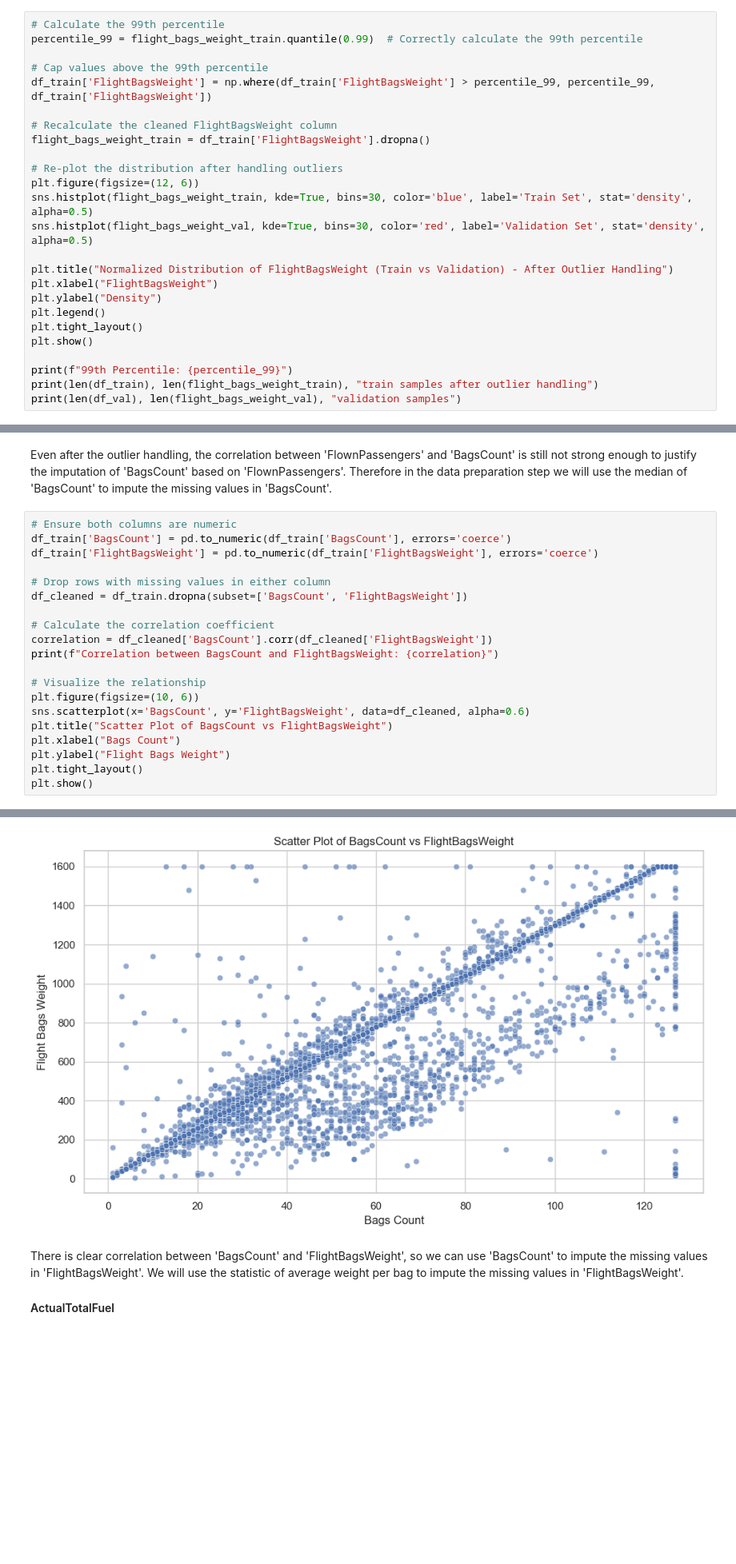
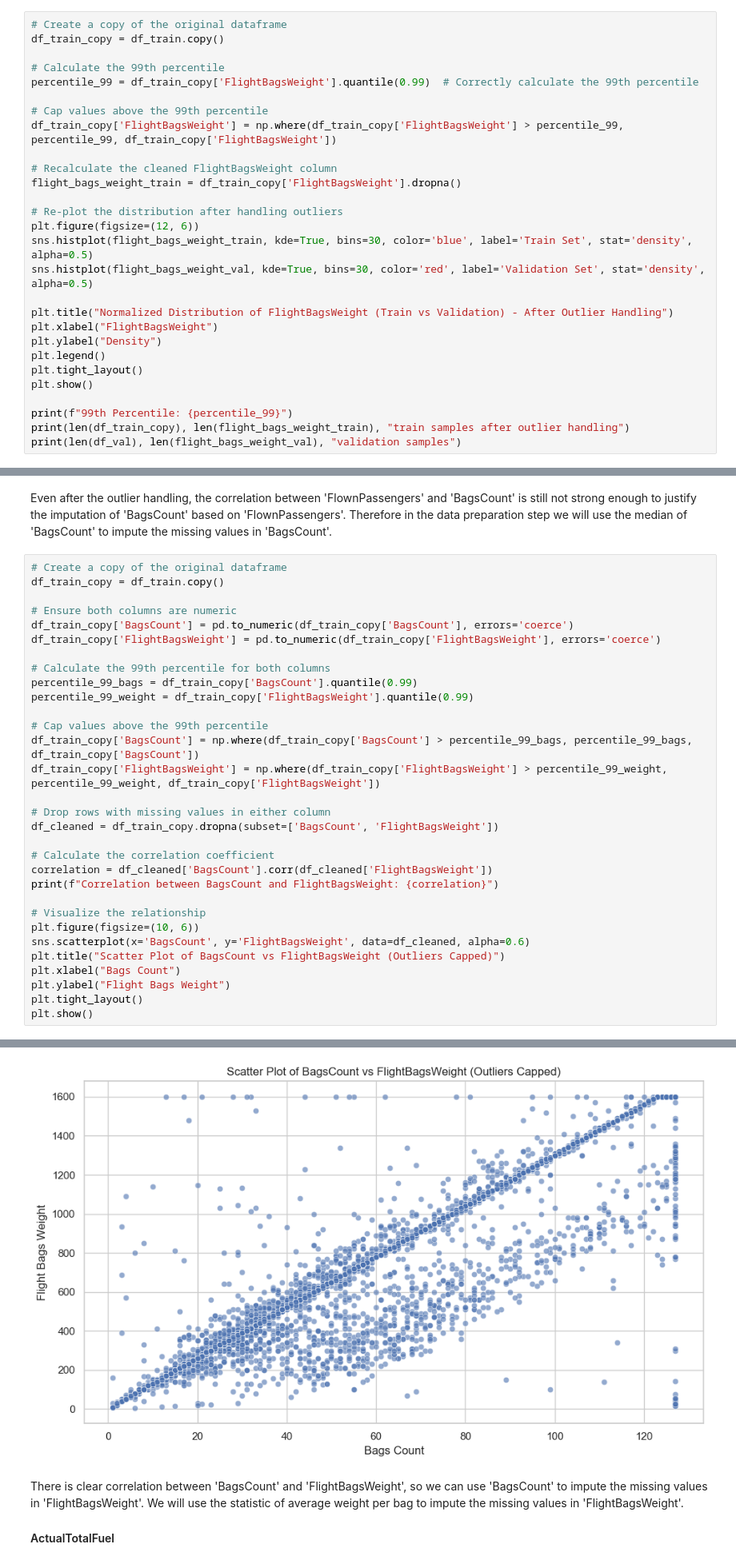
Before and after one commit to banacchini/ryanairTakeOffWeightRegression, a Jupyter notebook: notebooks/01_eda.ipynb, the cells around one changed output, grey strips where cells are left out. Shown at 80% size. Saved outputs shown, nothing was run; the diff lists cells and outputs as text; blank space fills up the shorter version.

```diff
--- a/notebooks/01_eda.ipynb
+++ b/notebooks/01_eda.ipynb
@@ -451,14 +459,17 @@ print(max(flight_bags_weight_val), "max flight bags weight in validation set")
 # %% [markdown]
 There are extreme outliers in the 'FlightBagsWeight' column, which are not realistic. We will handle these outliers by capping the values above the 95th percentile, similar to how we handled the 'BagsCount' column.
 # %%
+# Create a copy of the original dataframe
+df_train_copy = df_train.copy()
+
 # Calculate the 99th percentile
-percentile_99 = flight_bags_weight_train.quantile(0.99)  # Correctly calculate the 99th percentile
+percentile_99 = df_train_copy['FlightBagsWeight'].quantile(0.99)  # Correctly calculate the 99th percentile
 
 # Cap values above the 99th percentile
-df_train['FlightBagsWeight'] = np.where(df_train['FlightBagsWeight'] > percentile_99, percentile_99, df_train['FlightBagsWeight'])
+df_train_copy['FlightBagsWeight'] = np.where(df_train_copy['FlightBagsWeight'] > percentile_99, percentile_99, df_train_copy['FlightBagsWeight'])
 
 # Recalculate the cleaned FlightBagsWeight column
-flight_bags_weight_train = df_train['FlightBagsWeight'].dropna()
+flight_bags_weight_train = df_train_copy['FlightBagsWeight'].dropna()
 
 # Re-plot the distribution after handling outliers
 plt.figure(figsize=(12, 6))
@@ -473,7 +484,7 @@ plt.tight_layout()
 plt.show()
 
 print(f"99th Percentile: {percentile_99}")
-print(len(df_train), len(flight_bags_weight_train), "train samples after outlier handling")
+print(len(df_train_copy), len(flight_bags_weight_train), "train samples after outlier handling")
 print(len(df_val), len(flight_bags_weight_val), "validation samples")
 # %% [output]
 [figure]
@@ -508,28 +529,39 @@ Correlation between FlownPassengers and BagsCount: 0.36479707222766733
 # %% [markdown]
 Even after the outlier handling, the correlation between 'FlownPassengers' and 'BagsCount' is still not strong enough to justify the imputation of 'BagsCount' based on 'FlownPassengers'. Therefore in the data preparation step we will use the median of 'BagsCount' to impute the missing values in 'BagsCount'.
 # %%
+# Create a copy of the original dataframe
+df_train_copy = df_train.copy()
+
 # Ensure both columns are numeric
-df_train['BagsCount'] = pd.to_numeric(df_train['BagsCount'], errors='coerce')
-df_train['FlightBagsWeight'] = pd.to_numeric(df_train['FlightBagsWeight'], errors='coerce')
+df_train_copy['BagsCount'] = pd.to_numeric(df_train_copy['BagsCount'], errors='coerce')
+df_train_copy['FlightBagsWeight'] = pd.to_numeric(df_train_copy['FlightBagsWeight'], errors='coerce')
+
+# Calculate the 99th percentile for both columns
+percentile_99_bags = df_train_copy['BagsCount'].quantile(0.99)
+percentile_99_weight = df_train_copy['FlightBagsWeight'].quantile(0.99)
+
+# Cap values above the 99th percentile
+df_train_copy['BagsCount'] = np.where(df_train_copy['BagsCount'] > percentile_99_bags, percentile_99_bags, df_train_copy['BagsCount'])
+df_train_copy['FlightBagsWeight'] = np.where(df_train_copy['FlightBagsWeight'] > percentile_99_weight, percentile_99_weight, df_train_copy['FlightBagsWeight'])
 
 # Drop rows with missing values in either column
-df_cleaned = df_train.dropna(subset=['BagsCount', 'FlightBagsWeight'])
+df_cleaned = df_train_copy.dropna(subset=['BagsCount', 'FlightBagsWeight'])
 
 # Calculate the correlation coefficient
 correlation = df_cleaned['BagsCount'].corr(df_cleaned['FlightBagsWeight'])
 print(f"Correlation between BagsCount and FlightBagsWeight: {correlation}")
 
 # Visualize the relationship
 plt.figure(figsize=(10, 6))
 sns.scatterplot(x='BagsCount', y='FlightBagsWeight', data=df_cleaned, alpha=0.6)
-plt.title("Scatter Plot of BagsCount vs FlightBagsWeight")
+plt.title("Scatter Plot of BagsCount vs FlightBagsWeight (Outliers Capped)")
 plt.xlabel("Bags Count")
 plt.ylabel("Flight Bags Weight")
 plt.tight_layout()
 plt.show()
 # %% [output]
 Correlation between BagsCount and FlightBagsWeight: 0.9689016061136354
-[figure, old version]
+[figure, new version]
 # %% [markdown]
 There is clear correlation between 'BagsCount' and 'FlightBagsWeight', so we can use 'BagsCount' to impute the missing values in 'FlightBagsWeight'. We will use the statistic of average weight per bag to impute the missing values in 'FlightBagsWeight'.
 
```
Also changed, not shown: parts of 19 cells of this notebook, 1 other file.
